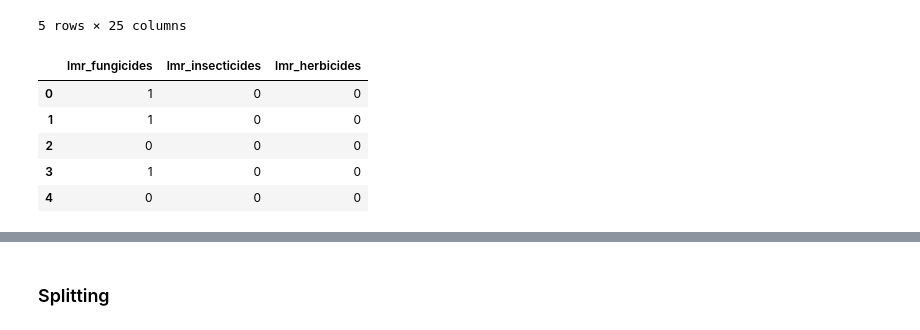
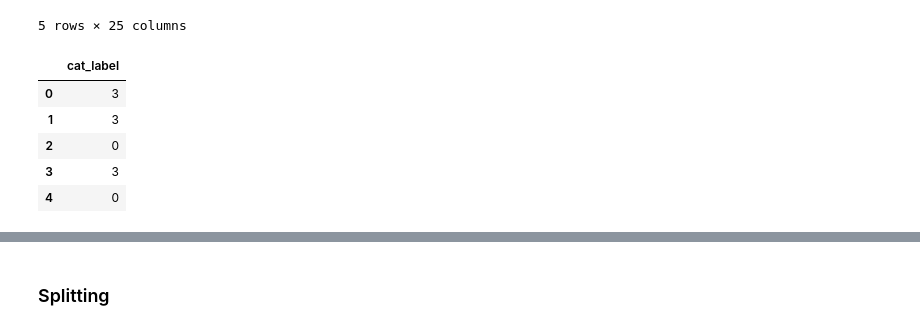
Before and after one commit to Demesmaeker/beeOdiversity, a Jupyter notebook: modeling_notebook.ipynb, the cells around one changed output, grey strips where cells are left out. Cells and saved outputs as stored; diff of their text form; code cells hidden in the pictures.

```diff
--- a/modeling_notebook.ipynb
+++ b/modeling_notebook.ipynb
@@ -6,7 +6,7 @@ import numpy as np
 import tensorflow as tf
 import matplotlib.pyplot as plt
 # %%
-df = pd.read_csv('merged_dataset.csv', index_col=[0])
+df = pd.read_csv('merged_pesti.csv', index_col=[0])
 # %% [markdown]
 ## Let's vizualisate that
 # %%
@@ -119,5 +99,3 @@ msno.matrix(df)
 **On peux constater un cruel manque de données et un certains déséquilibre entre les valeurs cibles**( lmr_fungicides, lmr_insecticides, lmr_herbicides )
 # %% [markdown]
 ## Cleaning & spliting the dataset
-# %%
-df = df.drop(['Site'], axis=1)
@@ -134,4 +101,0 @@ df.head()
-# %%
-df = df.drop(['132','212','213','222', '223', '241', '244',
-              '321', '323', '332', '333', '334', '335', '411',
-              '421', '422', '521', '522', '523'], axis=1)
@@ -160,12 +120,12 @@ X.head()
 | 4 | 0.000000 | 0.000000 | 0.000000 | 0.0 | 0.0 | 0.0 | 0.0 | 0.0 | 0.0 | 159.015078 | ... | ... |
 5 rows × 25 columns
 # %%
-y = df[['lmr_fungicides','lmr_insecticides', 'lmr_herbicides']]
+y = df[['cat_label']]
 y.head()
 # %% [output]
-|  | lmr_fungicides | lmr_insecticides | lmr_herbicides |
-| 0 | 1 | 0 | 0 |
-| 1 | 1 | 0 | 0 |
-| 2 | 0 | 0 | 0 |
-| 3 | 1 | 0 | 0 |
-| 4 | 0 | 0 | 0 |
+|  | cat_label |
+| 0 | 3 |
+| 1 | 3 |
+| 2 | 0 |
+| 3 | 3 |
+| 4 | 0 |
```
Also changed, not shown: parts of 22 cells of this notebook, 2 other files.
